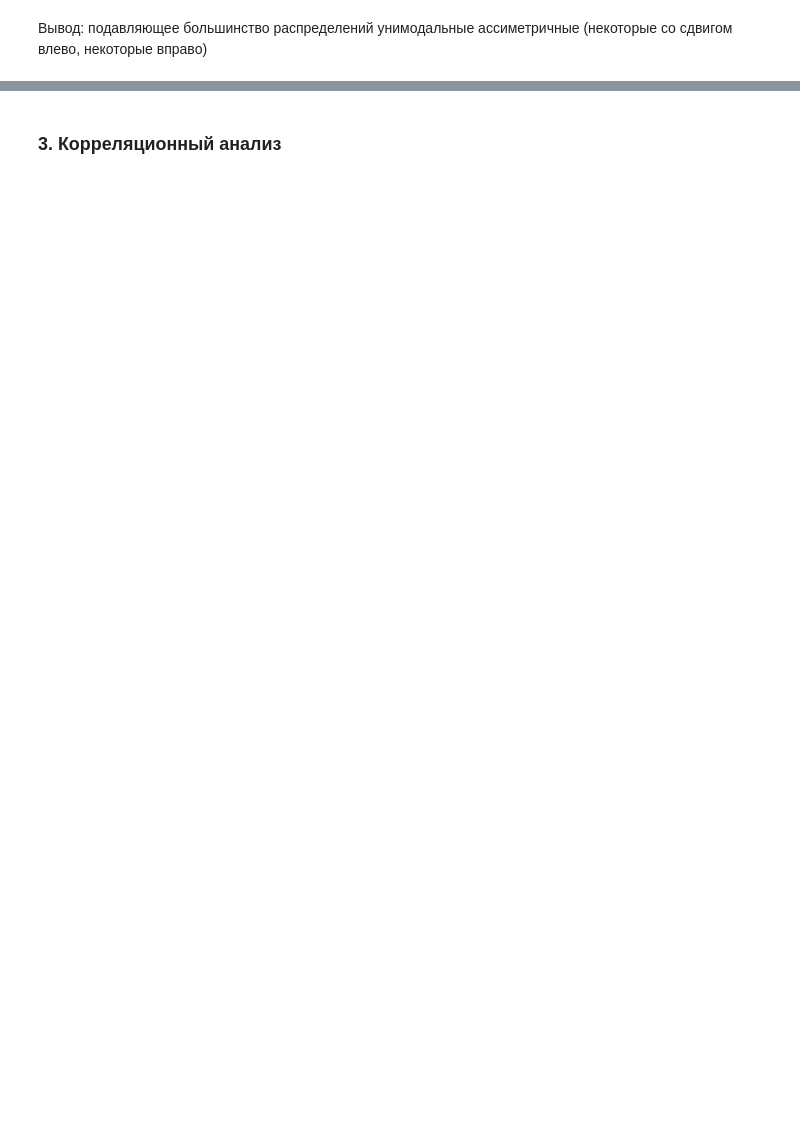
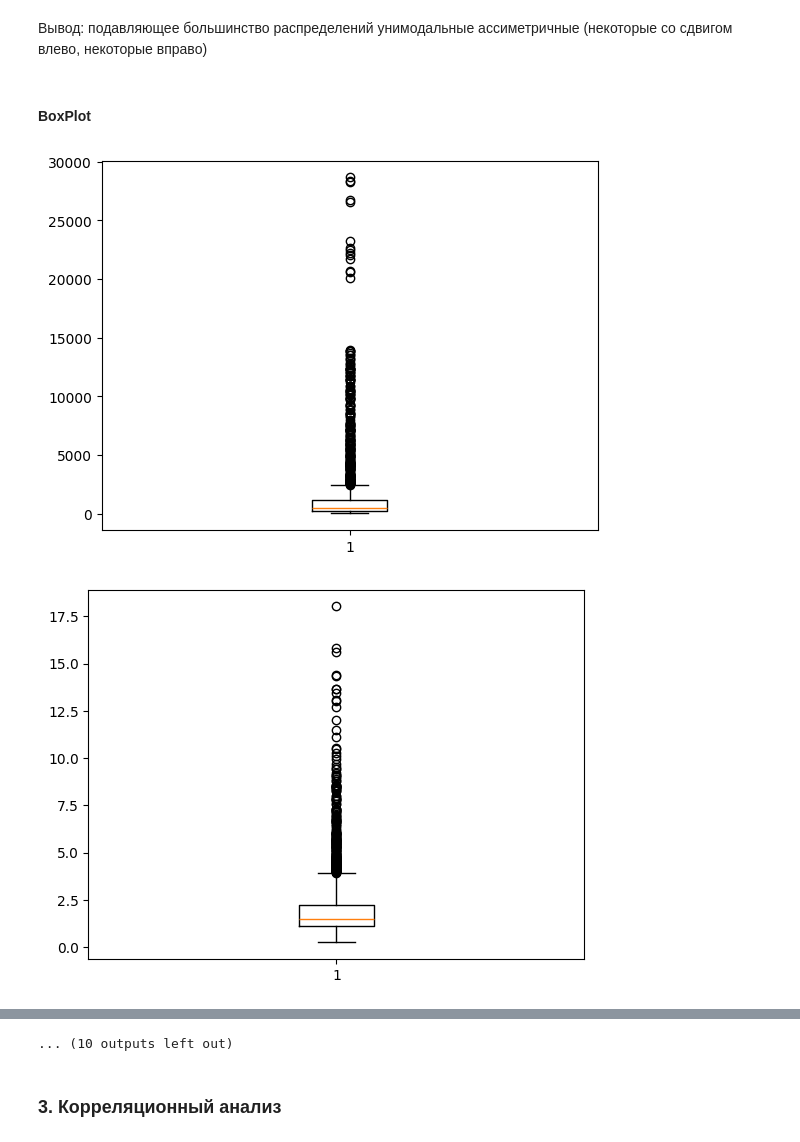
Before and after one commit to poluzerovT/daefi, a Jupyter notebook: Labushava/lab1.ipynb, the cells around one changed output, grey strips where cells are left out. Drawn from its saved outputs; the diff is of its cells as text; code cells hidden in the pictures; blank space fills up the shorter version.

```diff
--- a/Labushava/lab1.ipynb
+++ b/Labushava/lab1.ipynb
@@ -92,2 +96,11 @@ for col in file1.columns:
 # %% [markdown]
 Вывод: подавляющее большинство распределений унимодальные ассиметричные (некоторые со сдвигом влево, некоторые вправо)
+# %% [markdown]
+#### BoxPlot
+# %%
+for cl in file1.columns:
+    plt.boxplot(file1[cl])
+    plt.show()
+# %% [output]
+[figure, added]
+[figure, added]
@@ -94,3 +117,4 @@ for col in file1.columns:
+... (10 outputs left out)
 # %% [markdown]
 ### 3. Корреляционный анализ
 # %%
```
Also changed, not shown: parts of 6 cells of this notebook.
